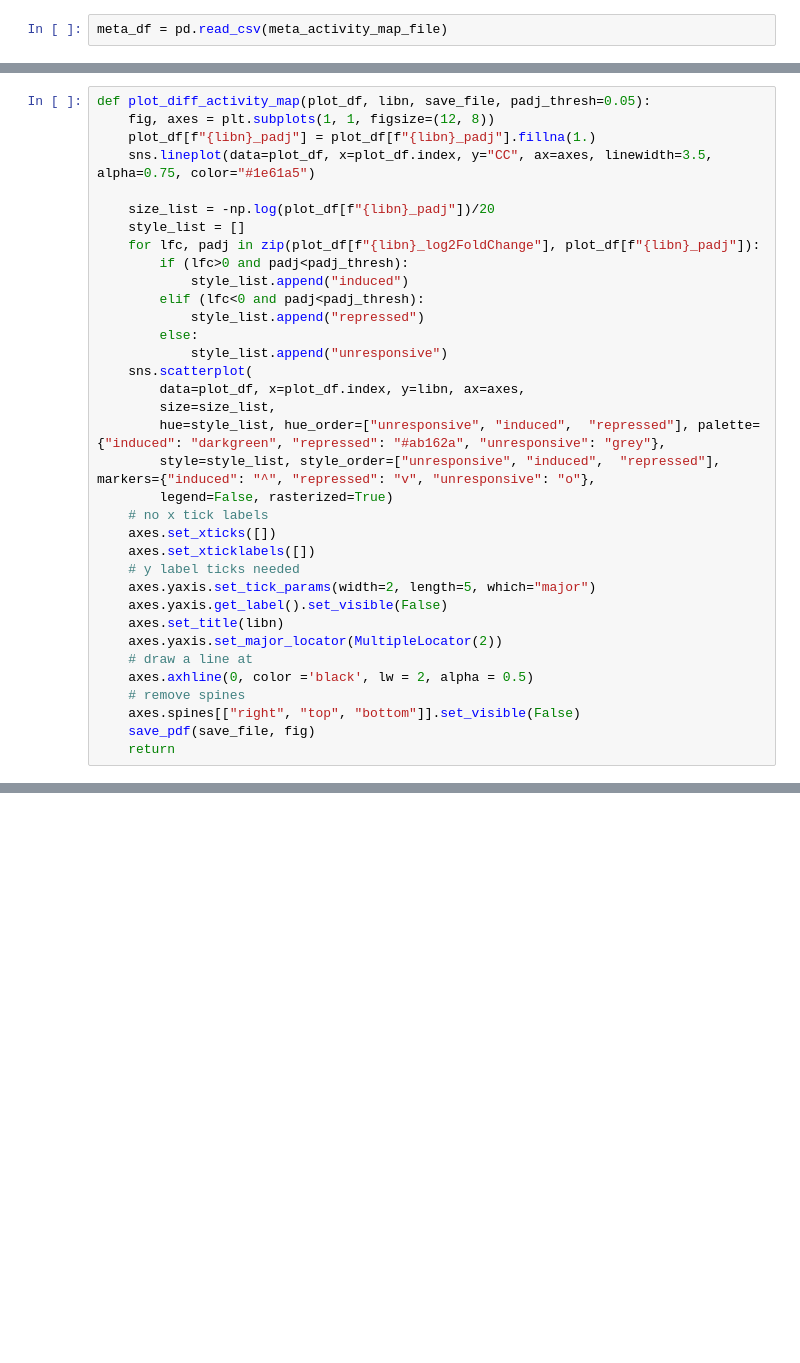
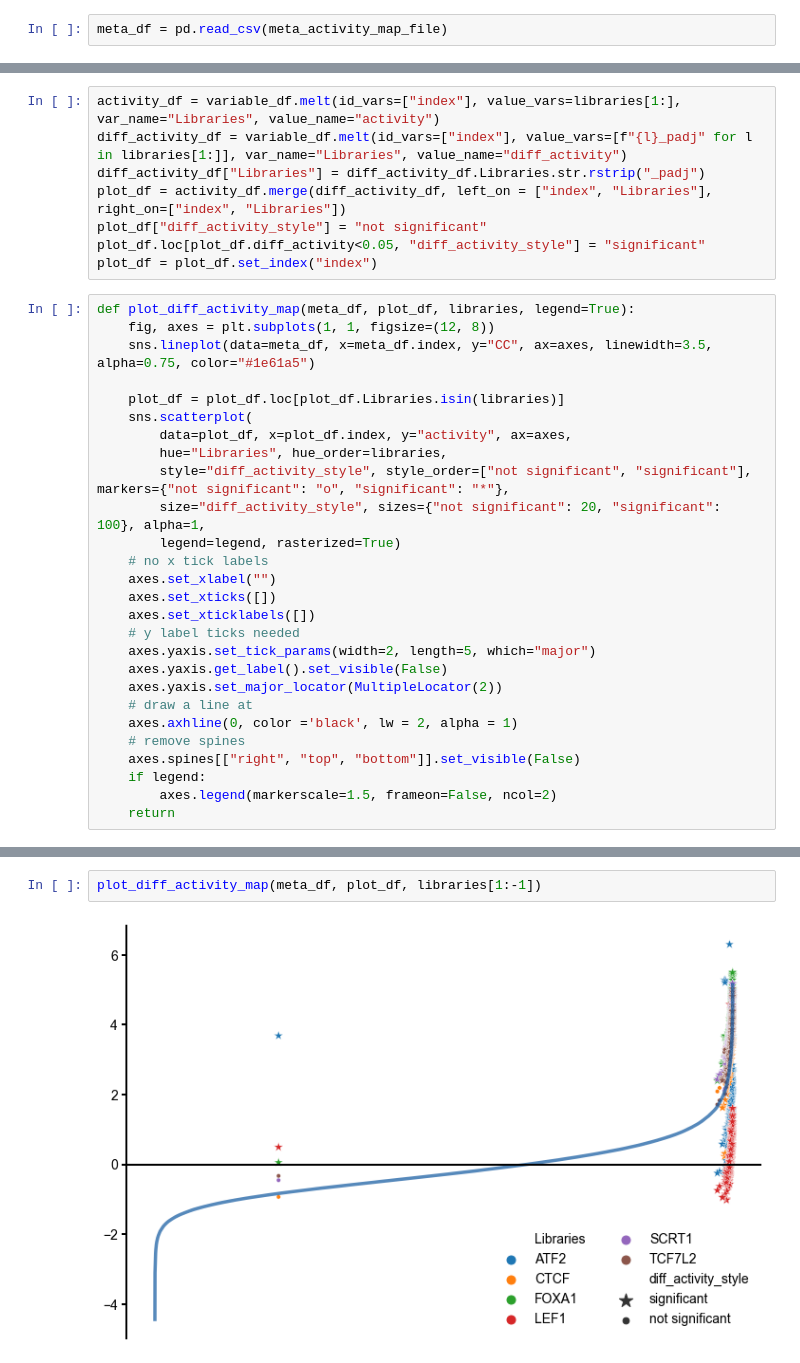
Before and after one commit to deeprob/starrseq_results, a Jupyter notebook: 2_categorize_fragments_on_activity/notebooks/1_diff_activity_map.ipynb, the cells around one changed output, grey strips where cells are left out. Saved outputs shown, nothing was run; the diff lists cells and outputs as text; blank space fills up the shorter version.

Commit message:
new-diff-activity-map-generated

```diff
--- a/2_categorize_fragments_on_activity/notebooks/1_diff_activity_map.ipynb
+++ b/2_categorize_fragments_on_activity/notebooks/1_diff_activity_map.ipynb
@@ -32,35 +55,35 @@ meta_df = pd.read_csv(meta_activity_map_file)
+# %%
+activity_df = variable_df.melt(id_vars=["index"], value_vars=libraries[1:], var_name="Libraries", value_name="activity")
+diff_activity_df = variable_df.melt(id_vars=["index"], value_vars=[f"{l}_padj" for l in libraries[1:]], var_name="Libraries", value_name="diff_activity")
+diff_activity_df["Libraries"] = diff_activity_df.Libraries.str.rstrip("_padj")
+plot_df = activity_df.merge(diff_activity_df, left_on = ["index", "Libraries"], right_on=["index", "Libraries"])
+plot_df["diff_activity_style"] = "not significant"
+plot_df.loc[plot_df.diff_activity<0.05, "diff_activity_style"] = "significant"
+plot_df = plot_df.set_index("index")
 # %%
-def plot_diff_activity_map(plot_df, libn, save_file, padj_thresh=0.05):
+def plot_diff_activity_map(meta_df, plot_df, libraries, legend=True):
     fig, axes = plt.subplots(1, 1, figsize=(12, 8))
-    plot_df[f"{libn}_padj"] = plot_df[f"{libn}_padj"].fillna(1.)
-    sns.lineplot(data=plot_df, x=plot_df.index, y="CC", ax=axes, linewidth=3.5, alpha=0.75, color="#1e61a5")
+    sns.lineplot(data=meta_df, x=meta_df.index, y="CC", ax=axes, linewidth=3.5, alpha=0.75, color="#1e61a5")
 
-    size_list = -np.log(plot_df[f"{libn}_padj"])/20
-    style_list = []
-    for lfc, padj in zip(plot_df[f"{libn}_log2FoldChange"], plot_df[f"{libn}_padj"]):
-        if (lfc>0 and padj<padj_thresh):
-            style_list.append("induced")
-        elif (lfc<0 and padj<padj_thresh):
-            style_list.append("repressed")
-        else:
-            style_list.append("unresponsive")
+    plot_df = plot_df.loc[plot_df.Libraries.isin(libraries)]
     sns.scatterplot(
-        data=plot_df, x=plot_df.index, y=libn, ax=axes,
-        size=size_list,
-        hue=style_list, hue_order=["unresponsive", "induced",  "repressed"], palette={"induced": "darkgreen", "repressed": "#ab162a", "unresponsive": "grey"},
-        style=style_list, style_order=["unresponsive", "induced",  "repressed"], markers={"induced": "^", "repressed": "v", "unresponsive": "o"},
-        legend=False, rasterized=True)
+        data=plot_df, x=plot_df.index, y="activity", ax=axes,
+        hue="Libraries", hue_order=libraries,
+        style="diff_activity_style", style_order=["not significant", "significant"], markers={"not significant": "o", "significant": "*"},
+        size="diff_activity_style", sizes={"not significant": 20, "significant": 100}, alpha=1,
+        legend=legend, rasterized=True)
     # no x tick labels
+    axes.set_xlabel("")
     axes.set_xticks([])
     axes.set_xticklabels([])
     # y label ticks needed
     axes.yaxis.set_tick_params(width=2, length=5, which="major")
     axes.yaxis.get_label().set_visible(False)
-    axes.set_title(libn)
     axes.yaxis.set_major_locator(MultipleLocator(2))
     # draw a line at
-    axes.axhline(0, color ='black', lw = 2, alpha = 0.5)
+    axes.axhline(0, color ='black', lw = 2, alpha = 1)
     # remove spines
     axes.spines[["right", "top", "bottom"]].set_visible(False)
-    save_pdf(save_file, fig)
+    if legend:
+        axes.legend(markerscale=1.5, frameon=False, ncol=2)
     return
@@ -83,0 +90,4 @@ color_dict = {
+# %%
+plot_diff_activity_map(meta_df, plot_df, libraries[1:-1])
+# %% [output]
+[figure, added]
```
Also changed, not shown: parts of 4 cells of this notebook, 1 other file.
